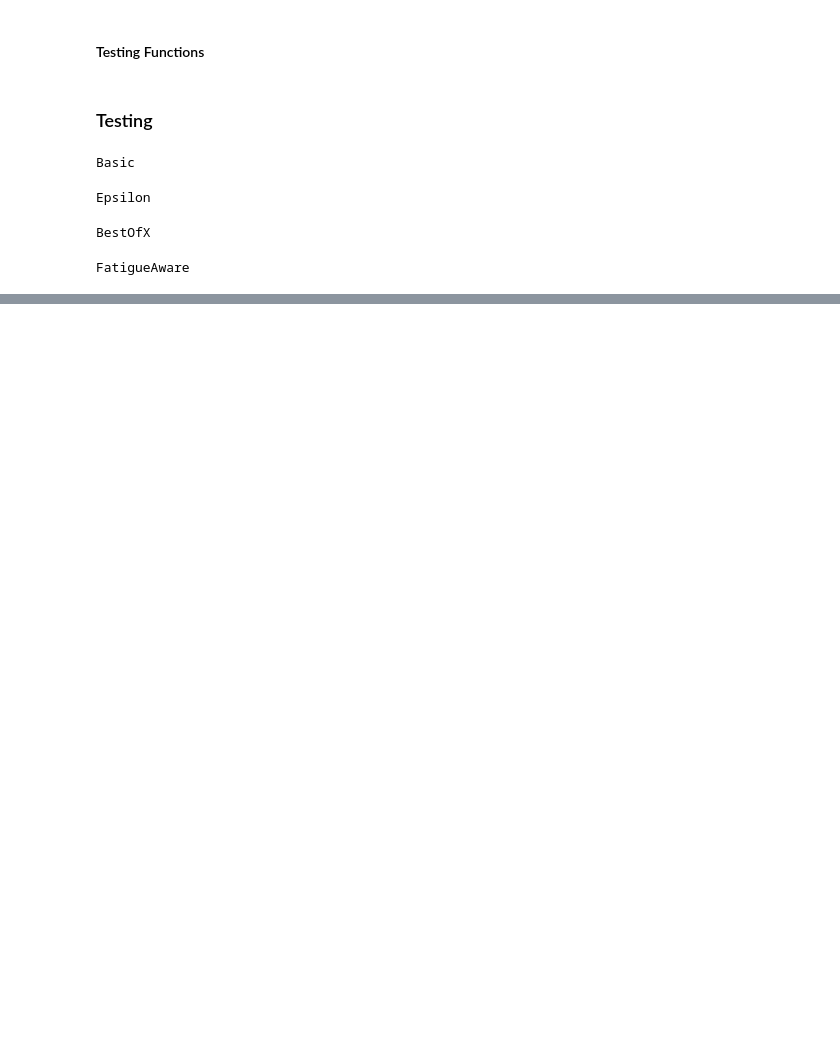
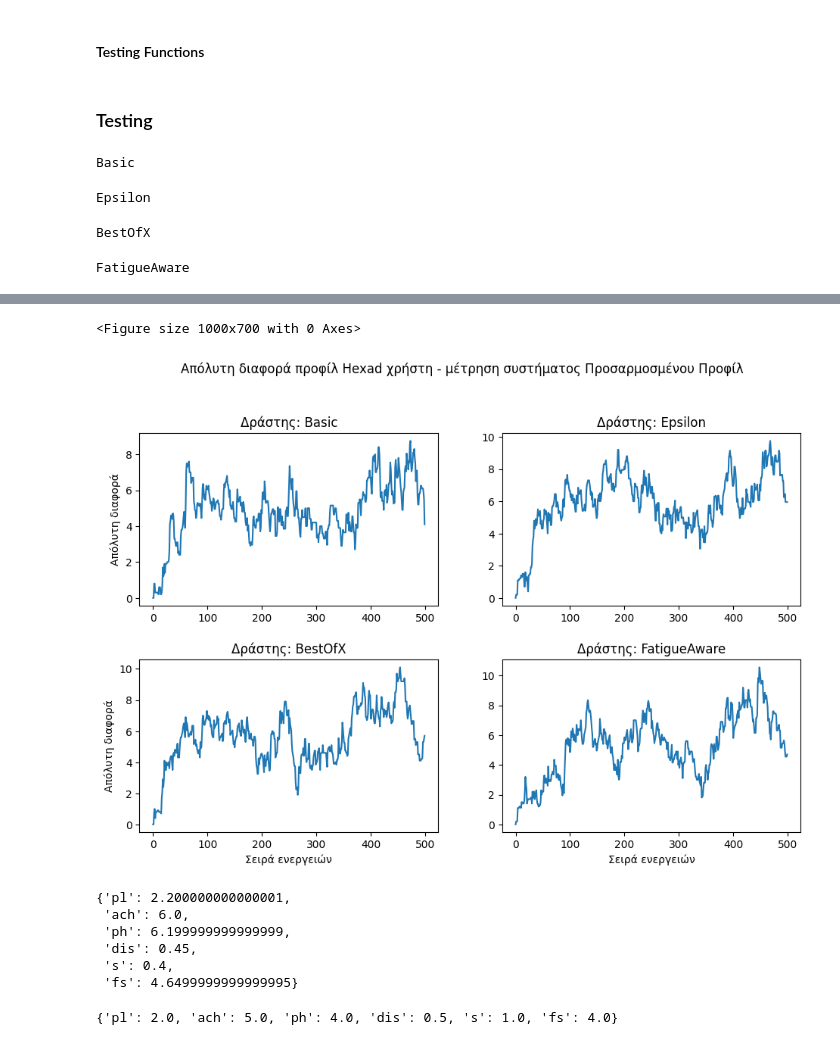
Before and after one commit to JDnikolo/thesis_gamified_hexad_extraction, a Jupyter notebook: RL_system/testing.ipynb, the cells around one changed output, grey strips where cells are left out. Cells and saved outputs as stored; diff of their text form; code cells hidden in the pictures; blank space fills up the shorter version.

```diff
--- a/RL_system/testing.ipynb
+++ b/RL_system/testing.ipynb
@@ -16,6 +16,7 @@ import numpy as np
 from hexad_answer_bot import *
 plt.rcParams["figure.figsize"]=(10,7)
 import pandas as pd
+hexad_types_full = ["Player", "Achiever", "Philanthropist", "Disruptor", "Socializer", "Free Spirit"]
 # %% [markdown]
 #### Environment Init
 # %%
@@ -295,0 +368,32 @@ bp=plt.boxplot(diff_from_best.values(),labels=diff_from_best.keys())
+# %%
+plt.figure()
+plt.subplots(2,2)
+plt.suptitle("Απόλυτη διαφορά προφίλ Hexad χρήστη - μέτρηση συστήματος Προσαρμοσμένου Προφίλ")
+plt.tight_layout(pad=3)
+i=1
+cs=['b','r','m','g']
+for name in profile_diff:
+    plt.subplot(2,2,i)
+    plt.plot(profile_diff[name])
+    plt.title("Δράστης: {}".format(name))
+    if i in [3,4]:
+        plt.xlabel("Σειρά ενεργειών")
+    if i in [1,3]:
+        plt.ylabel("Απόλυτη διαφορά")
+    i+=1
+# %% [output]
+<Figure size 1000x700 with 0 Axes>
+[figure, added]
+# %%
+env.hexad_adjusted
+# %% [output]
+{'pl': 2.200000000000001,
+ 'ach': 6.0,
+ 'ph': 6.199999999999999,
+ 'dis': 0.45,
+ 's': 0.4,
+ 'fs': 4.6499999999999995}
+# %%
+bot.hexad_profile
+# %% [output]
+{'pl': 2.0, 'ach': 5.0, 'ph': 4.0, 'dis': 0.5, 's': 1.0, 'fs': 4.0}
```
Also changed, not shown: parts of 20 cells of this notebook, 1 other file.
